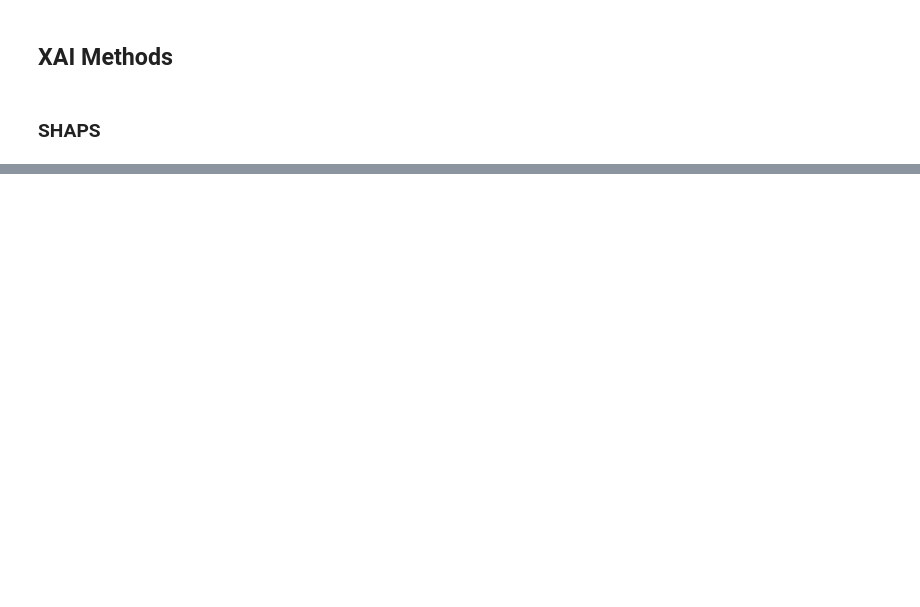
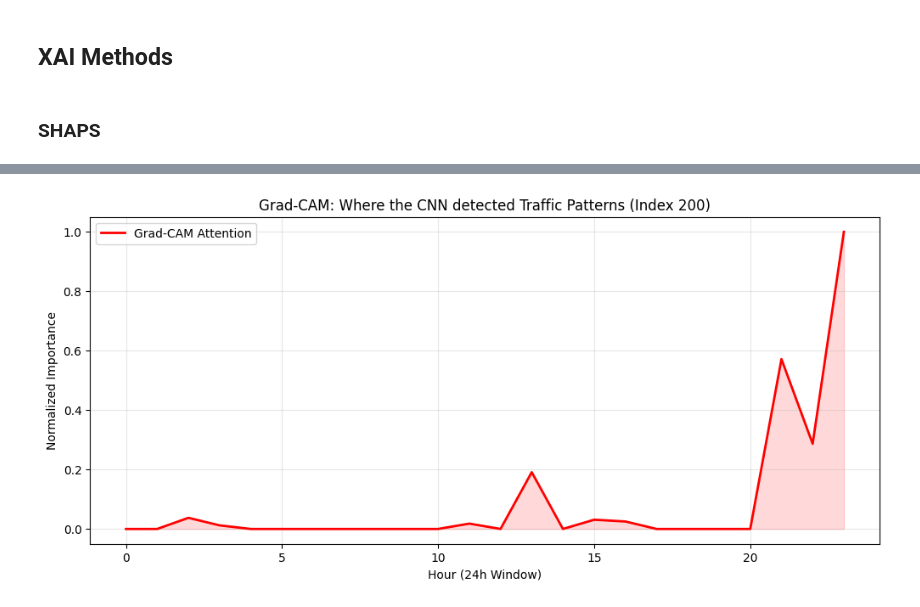
Before and after one commit to yadderace/ai-labs, a Jupyter notebook: explainable_ai/paper/exploration.ipynb, the cells around one changed output, grey strips where cells are left out. Saved outputs shown, nothing was run; the diff lists cells and outputs as text; code cells hidden in the pictures; blank space fills up the shorter version.

```diff
--- a/explainable_ai/paper/exploration.ipynb
+++ b/explainable_ai/paper/exploration.ipynb
@@ -444,0 +506,79 @@ Actual label: Heavy traffic
+# %%
+import tensorflow as tf
+import numpy as np
+import matplotlib.pyplot as plt
+
+def get_gradcam_1d(model, data_instance, class_idx=0):
+    """
+    Final robust version for Sequential 1D-CNN models.
+    Uses explicit shape definition to avoid 'input_shape' AttributeErrors.
+    """
+    # 1. Manually define the input shape from your instance
+    # data_instance shape is (1, 24, 17), so we need (24, 17)
+    input_shape = data_instance.shape[1:]
+
+    # 2. Identify the last Conv1D layer
+    last_conv_layer_name = None
+    for layer in reversed(model.layers):
+        if isinstance(layer, tf.keras.layers.Conv1D):
+            last_conv_layer_name = layer.name
+            break
+
+    if not last_conv_layer_name:
+        raise ValueError("Could not find a Conv1D layer.")
+
+    # 3. RECONSTRUCT THE GRAPH (The "Functional Bridge")
+    img_input = tf.keras.Input(shape=input_shape)
+    x = img_input
+    target_conv_output = None
+
+    # We loop through all layers to rebuild the symbolic connections
+    for layer in model.layers:
+        x = layer(x)
+        if layer.name == last_conv_layer_name:
+            target_conv_output = x
+
+    # Create the sub-model that Keras can now differentiate
+    grad_model = tf.keras.models.Model(img_input, [target_conv_output, x])
+
+    # 4. GRADIENT CALCULATION
+    with tf.GradientTape() as tape:
+        conv_outputs, predictions = grad_model(data_instance)
+        # Binary classification usually uses a single output neuron
+        loss = predictions[:, class_idx] if predictions.shape[-1] > 1 else predictions[:, 0]
+
+    # 5. POOLING AND WEIGHTING
+    grads = tape.gradient(loss, conv_outputs)
+    # Average the gradients across the temporal dimension
+    weights = tf.reduce_mean(grads, axis=(0, 1))
+
+    # Weight the original conv output by these importance weights
+    output = conv_outputs[0]
+    heatmap = output @ weights[..., tf.newaxis]
+
+    # 6. POST-PROCESSING
+    heatmap = tf.squeeze(heatmap)
+    # ReLU: We only care about hours that POSITIVELY contributed to "Heavy Traffic"
+    heatmap = tf.maximum(heatmap, 0) / (tf.math.reduce_max(heatmap) + 1e-10)
+
+    return heatmap.numpy()
+
+# --- Execution ---
+# Ensure your X_test[sample_idx] is reshaped to (1, 24, 17)
+instance = X_test[sample_idx:sample_idx+1]
+
+# Calculate the heatmap
+gc_heatmap = get_gradcam_1d(model, instance)
+
+# --- Visualization ---
+plt.figure(figsize=(12, 5))
+plt.plot(range(24), gc_heatmap, color='red', linewidth=2, label='Grad-CAM Attention')
+plt.fill_between(range(24), gc_heatmap, color='red', alpha=0.15)
+plt.title(f"Grad-CAM: Where the CNN detected Traffic Patterns (Index {sample_idx})")
+plt.xlabel("Hour (24h Window)")
+plt.ylabel("Normalized Importance")
+plt.grid(alpha=0.3)
+plt.legend()
+plt.show()
+# %% [output]
+[figure, added]
```
Also changed, not shown: parts of 9 cells of this notebook, 4 other files.
